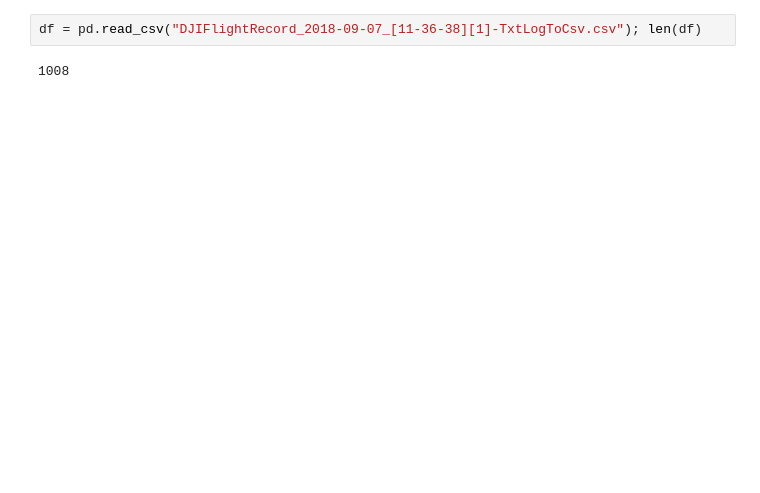
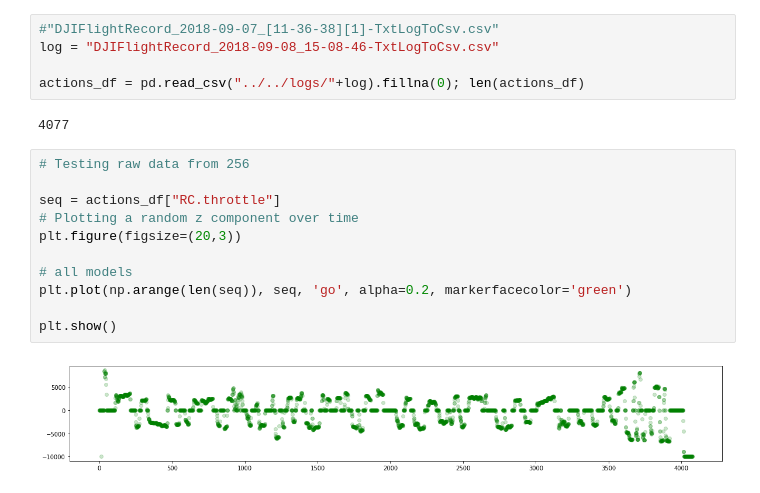
Before and after one commit to rgilman33/world-models, a Jupyter notebook: world_models/Action-Parsing.ipynb, the cells around one changed output. Saved outputs shown, nothing was run; the diff lists cells and outputs as text; blank space fills up the shorter version.

Commit message:
integrating actiontrying to anyways

```diff
--- a/world_models/Action-Parsing.ipynb
+++ b/world_models/Action-Parsing.ipynb
@@ -4,7 +15,23 @@ import numpy as np
 # %%
-df = pd.read_csv("DJIFlightRecord_2018-09-07_[11-36-38][1]-TxtLogToCsv.csv"); len(df)
+#"DJIFlightRecord_2018-09-07_[11-36-38][1]-TxtLogToCsv.csv"
+log = "DJIFlightRecord_2018-09-08_15-08-46-TxtLogToCsv.csv"
+
+actions_df = pd.read_csv("../../logs/"+log).fillna(0); len(actions_df)
 # %% [output]
-1008
+4077
+# %%
+# Testing raw data from 256
+
+seq = actions_df["RC.throttle"]
+# Plotting a random z component over time
+plt.figure(figsize=(20,3))
+
+# all models
+plt.plot(np.arange(len(seq)), seq, 'go', alpha=0.2, markerfacecolor='green')
+
+plt.show()
+# %% [output]
+[figure, added]
 # %%
 cols = ["CAMERA_INFO.videoRecordTime", "RC.aileron", "RC.elevator", "RC.throttle", "RC.rudder"]
 
```
Also changed, not shown: parts of 15 cells of this notebook, 1 other file.
